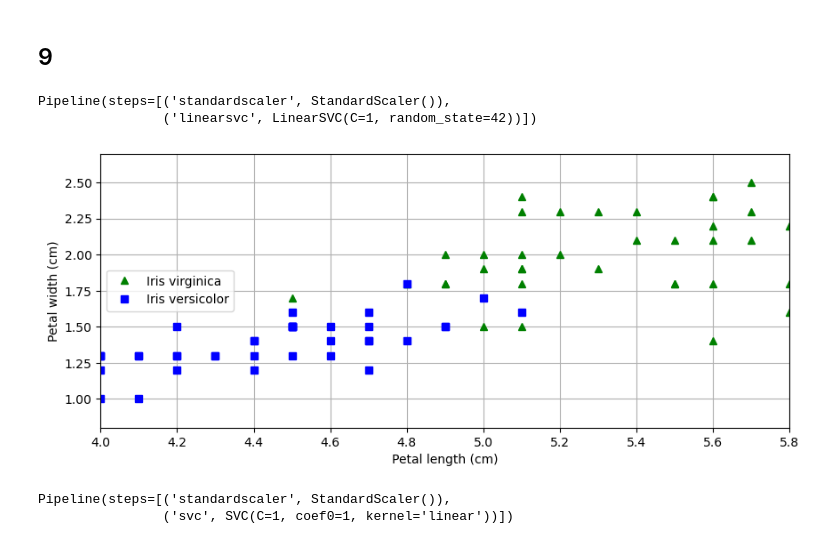
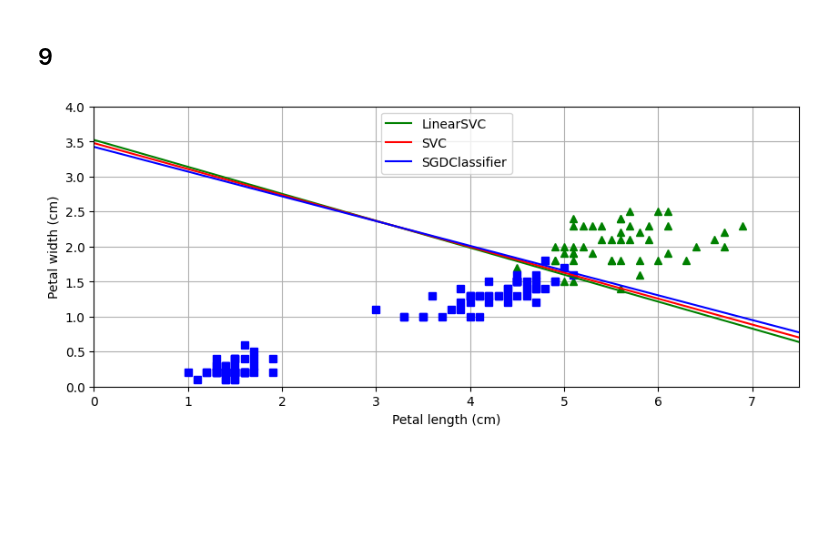
Before and after one commit to juliovr/homl, a Jupyter notebook: 05_support_vector_machines.ipynb, the cells around one changed output. Drawn from its saved outputs; the diff is of its cells as text; code cells hidden in the pictures; blank space fills up the shorter version.

```diff
--- a/05_support_vector_machines.ipynb
+++ b/05_support_vector_machines.ipynb
@@ -237,44 +256,43 @@ R. To avoid the tranformation on all the training data and just compute the dot
 # %% [markdown]
 ## 9
 # %%
-# 1. Use the petal width/petal length from the iris dataset (it's already linear separable). See Figure 5-4.
-# 2. Train the models
+from sklearn.svm import LinearSVC, SVC
+from sklearn.linear_model import SGDClassifier
 
 iris = load_iris(as_frame=True)
 X = iris.data[["petal length (cm)", "petal width (cm)"]].values
 y = (iris.target == 2) # Iris virginica
 
-svm_clf = make_pipeline(
-    StandardScaler(),
-    LinearSVC(C=1, random_state=42),
-)
+scaler = StandardScaler()
+X_scaled = scaler.fit_transform(X)
 
-svm_clf.fit(X, y)
+lin_svc = LinearSVC(C=1, random_state=42).fit(X_scaled, y)
+svc = SVC(kernel="linear", C=1, random_state=42).fit(X_scaled, y)
+sgd = SGDClassifier(alpha = 0.05, random_state=42).fit(X_scaled, y)
-# %% [output]
-Pipeline(steps=[('standardscaler', StandardScaler()),
-                ('linearsvc', LinearSVC(C=1, random_state=42))])
 # %%
 import matplotlib.pyplot as plt
 
+def compute_decision_boundary(model):
+    w = -model.coef_[0, 0] / model.coef_[0, 1]
+    b = -model.intercept_[0] / model.coef_[0, 1]
+    return scaler.inverse_transform([[-10, -10 * w + b], [10, 10 * w + b]])
+
+lin_svc_decision_boundary = compute_decision_boundary(lin_svc)
+svc_decision_boundary = compute_decision_boundary(svc)
+sgd_decision_boundary = compute_decision_boundary(sgd)
+
 plt.figure(figsize=(10, 4))
-plt.plot(X[y == 1, 0], X[y == 1, 1], "g^", label="Iris virginica")
-plt.plot(X[y == 0, 0], X[y == 0, 1], "bs", label="Iris versicolor")
+plt.plot(X[y == 1, 0], X[y == 1, 1], "g^") #, label="Iris virginica")
+plt.plot(X[y == 0, 0], X[y == 0, 1], "bs") #, label="Iris versicolor")
+plt.plot(lin_svc_decision_boundary[:, 0], lin_svc_decision_boundary[:, 1], "g-", label = "LinearSVC")
+plt.plot(svc_decision_boundary[:, 0], svc_decision_boundary[:, 1], "r-", label = "SVC")
+plt.plot(sgd_decision_boundary[:, 0], sgd_decision_boundary[:, 1], "b-", label = "SGDClassifier")
 
-plt.axis([4.0, 5.8, 0.8, 2.7])
-plt.legend(loc="center left")
+plt.axis([0.0, 7.5, 0.0, 4.0])
+plt.legend(loc="upper center")
 plt.grid()
 plt.xlabel("Petal length (cm)")
 plt.ylabel("Petal width (cm)")
 plt.show()
 # %% [output]
-[figure, old version]
+[figure, new version]
-# %%
-svm_clf = make_pipeline(
-    StandardScaler(),
-    SVC(kernel="linear", coef0=1, C=1),
-)
-
-svm_clf.fit(X, y)
-# %% [output]
-Pipeline(steps=[('standardscaler', StandardScaler()),
-                ('svc', SVC(C=1, coef0=1, kernel='linear'))])
```
Also changed, not shown: parts of 3 cells of this notebook.
